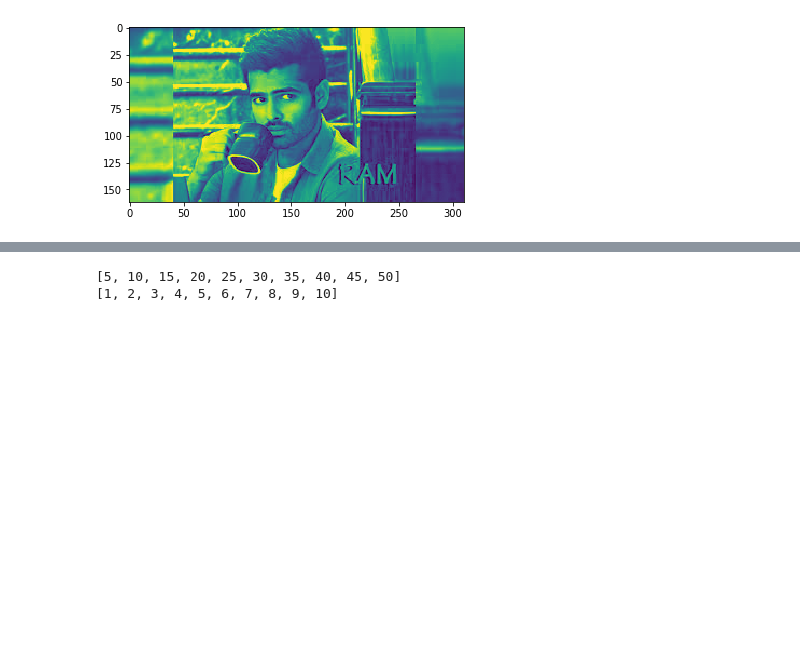
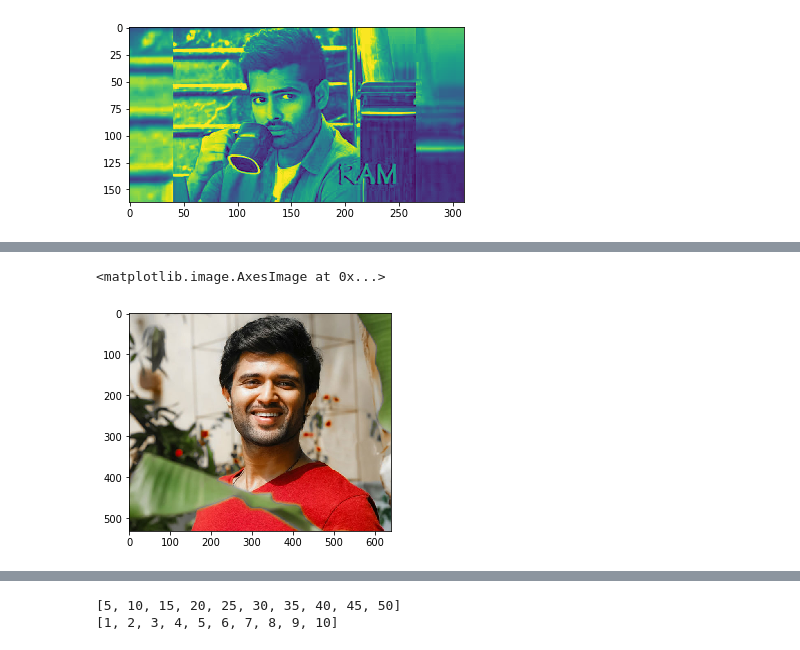
Before and after one commit to liki456/gitbasics-mstp-level1-546, a Jupyter notebook: 22-10-2019/22-10(Matplot).ipynb, the cells around one changed output, grey strips where cells are left out. Cells and saved outputs as stored; diff of their text form; code cells hidden in the pictures; blank space fills up the shorter version.

```diff
--- a/22-10-2019/22-10(Matplot).ipynb
+++ b/22-10-2019/22-10(Matplot).ipynb
@@ -163,0 +164,6 @@ pl.colorbar()
+# %%
+image=ram.imread('ArjunReddy.jpg')
+pl.imshow(image)
+# %% [output]
+<matplotlib.image.AxesImage at 0x...>
+[figure, added]
```
Also changed, not shown: parts of 8 cells of this notebook, 5 other files.
